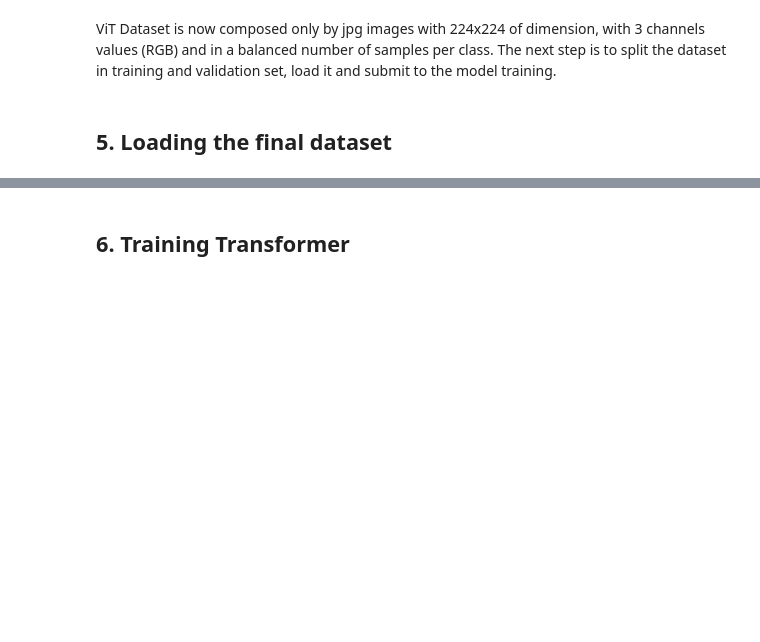
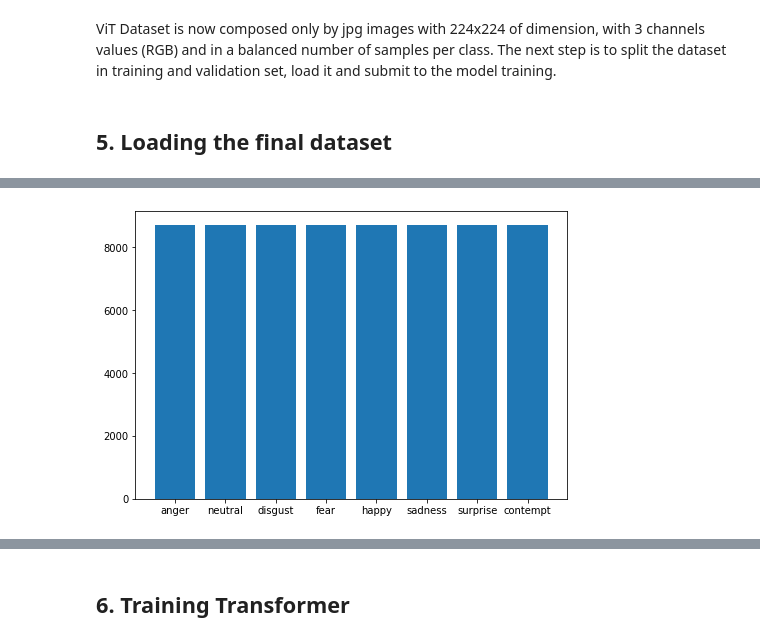
Before and after one commit to kode-git/vfer, a Jupyter notebook: ViT_Face_Emotion_Recognition.ipynb, the cells around one changed output, grey strips where cells are left out. Cells and saved outputs as stored; diff of their text form; code cells hidden in the pictures; blank space fills up the shorter version.

Commit message:
Complete data splitting and loading in dataset object

```diff
--- a/ViT_Face_Emotion_Recognition.ipynb
+++ b/ViT_Face_Emotion_Recognition.ipynb
@@ -729,0 +807,4 @@ ViT Dataset is now composed only by jpg images with 224x224 of dimension, with 3
+# %%
+plot_dataset("/content/drive/MyDrive/Datasets/ViT-TV/train/*")
+# %% [output]
+[figure, added]
```
Also changed, not shown: parts of 11 cells of this notebook.
